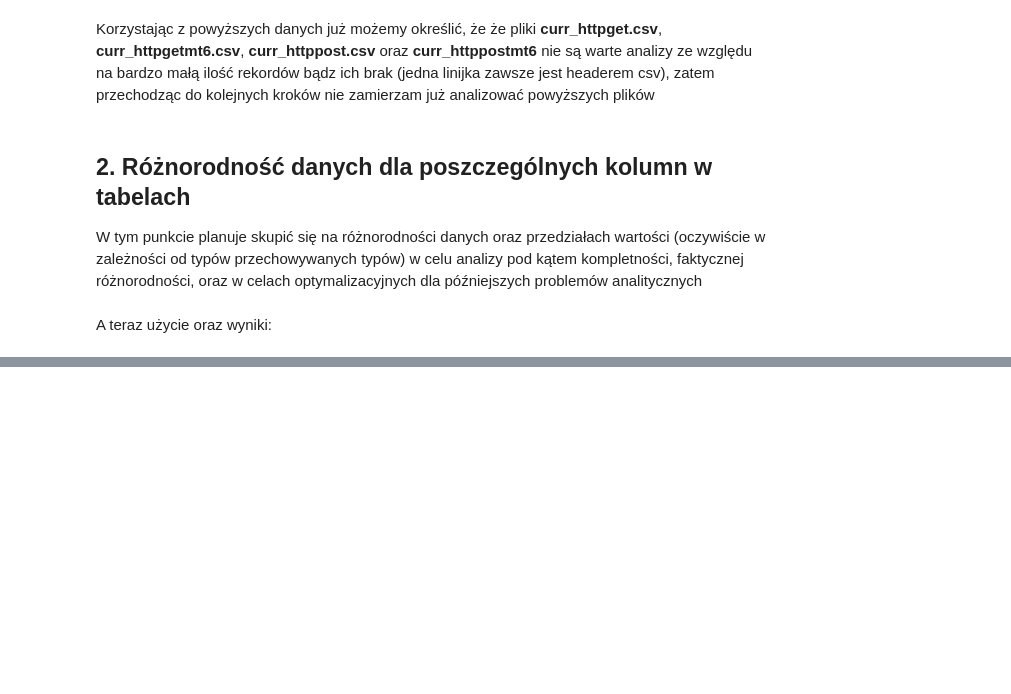
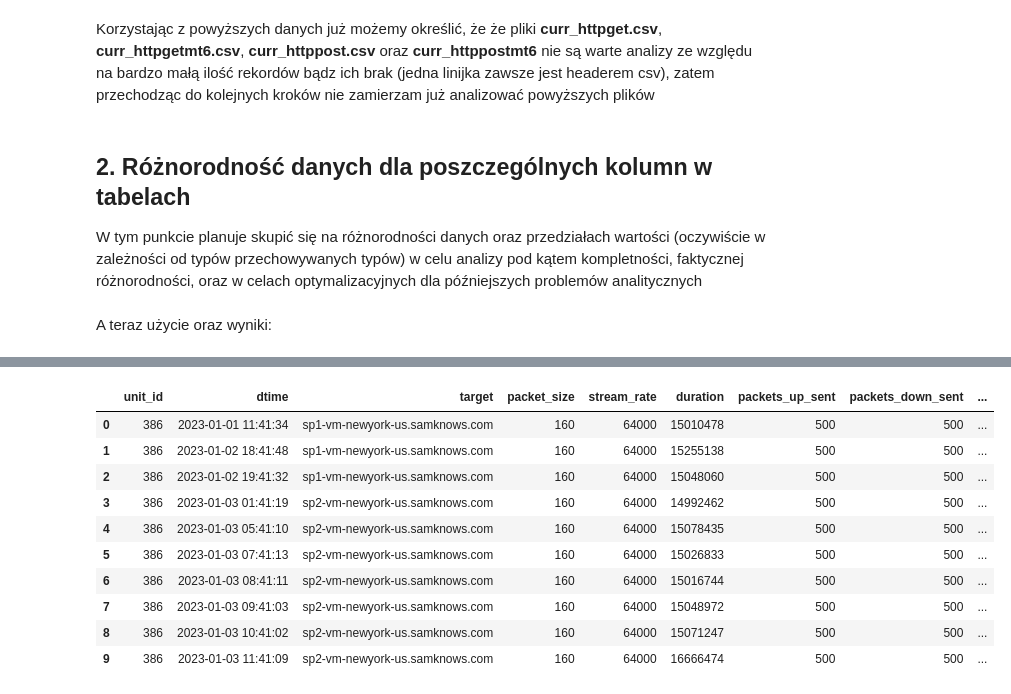
Before and after one commit to Arut3nCodes/PAMSI-part-one, a Jupyter notebook: DataCleanlinessStudy.ipynb, the cells around one changed output, grey strips where cells are left out. Drawn from its saved outputs; the diff is of its cells as text; code cells hidden in the pictures; blank space fills up the shorter version.

```diff
--- a/DataCleanlinessStudy.ipynb
+++ b/DataCleanlinessStudy.ipynb
@@ -137,0 +418,27 @@ Processing: curr_httppost.csv
+# %%
+# kolejny plik do csv - curr_httppostmt_clean
+cleandf.to_csv('/home/arut3n/Documents/Studia/MagSem1/PAMSI/PAMSI-part-one/data/202301/curr_httppostmt_clean.csv', index=False)
+
+# Kolejnym plikiem do przetworzenia jest curr_udpjitter
+
+df = pd.read_csv('/home/arut3n/Documents/Studia/MagSem1/PAMSI/PAMSI-part-one/data/202301/curr_udpjitter.csv')
+df.head(10)
+
+cleandf = df[df['failures'] == 0]
+cleandf = cleandf[cleandf['jitter_up'] >= 0]
+cleandf = cleandf[cleandf['jitter_down'] >= 0]
+cleandf = cleandf[cleandf['latency'] >= 0]
+cleandf = cleandf.drop(['failures', 'successes'], axis=1)
+cleandf.head(10)
+# %% [output]
+|  | unit_id | dtime | target | packet_size | stream_rate | duration | packets_up_sent | packets_down_sent | ... |
+| 0 | 386 | 2023-01-01 11:41:34 | sp1-vm-newyork-us.samknows.com | 160 | 64000 | 15010478 | 500 | 500 | ... |
+| 1 | 386 | 2023-01-02 18:41:48 | sp1-vm-newyork-us.samknows.com | 160 | 64000 | 15255138 | 500 | 500 | ... |
+| 2 | 386 | 2023-01-02 19:41:32 | sp1-vm-newyork-us.samknows.com | 160 | 64000 | 15048060 | 500 | 500 | ... |
+| 3 | 386 | 2023-01-03 01:41:19 | sp2-vm-newyork-us.samknows.com | 160 | 64000 | 14992462 | 500 | 500 | ... |
+| 4 | 386 | 2023-01-03 05:41:10 | sp2-vm-newyork-us.samknows.com | 160 | 64000 | 15078435 | 500 | 500 | ... |
+| 5 | 386 | 2023-01-03 07:41:13 | sp2-vm-newyork-us.samknows.com | 160 | 64000 | 15026833 | 500 | 500 | ... |
+| 6 | 386 | 2023-01-03 08:41:11 | sp2-vm-newyork-us.samknows.com | 160 | 64000 | 15016744 | 500 | 500 | ... |
+| 7 | 386 | 2023-01-03 09:41:03 | sp2-vm-newyork-us.samknows.com | 160 | 64000 | 15048972 | 500 | 500 | ... |
+| 8 | 386 | 2023-01-03 10:41:02 | sp2-vm-newyork-us.samknows.com | 160 | 64000 | 15071247 | 500 | 500 | ... |
+| 9 | 386 | 2023-01-03 11:41:09 | sp2-vm-newyork-us.samknows.com | 160 | 64000 | 16666474 | 500 | 500 | ... |
```
Also changed, not shown: parts of 8 cells of this notebook.
